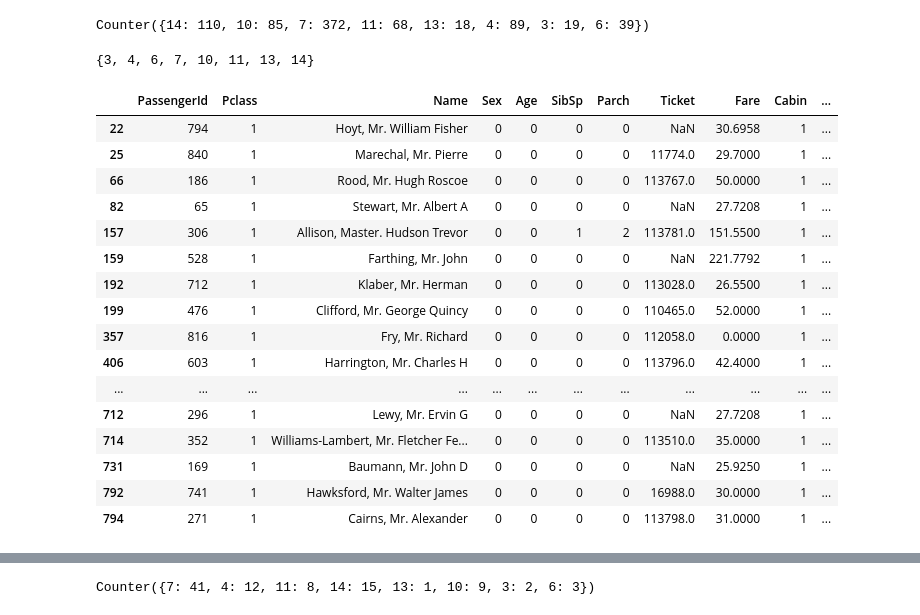
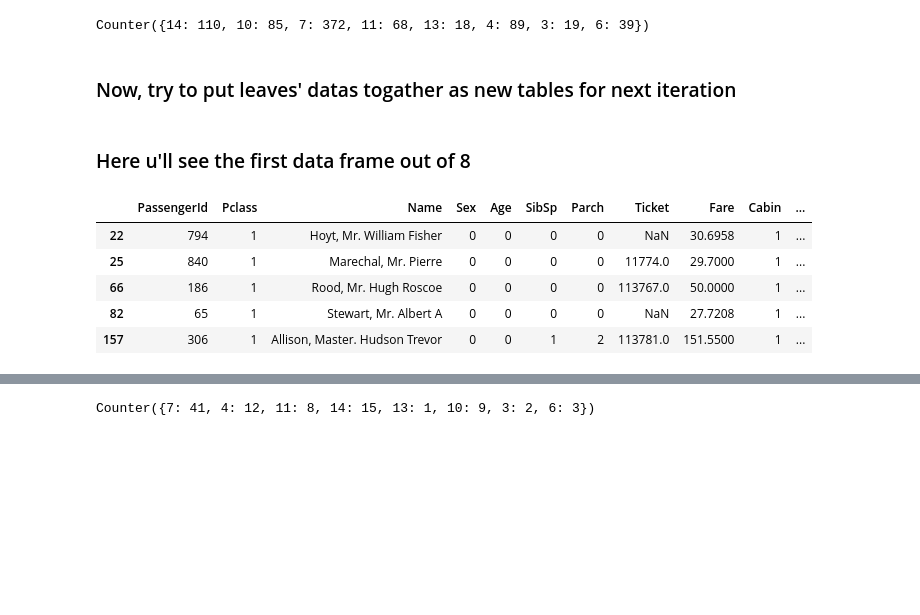
Before and after one commit to nahbos/Machine-Learning, a Jupyter notebook: ID3-Perceptron-Titanic.ipynb, the cells around one changed output, grey strips where cells are left out. Cells and saved outputs as stored; diff of their text form; code cells hidden in the pictures; blank space fills up the shorter version.

```diff
--- a/ID3-Perceptron-Titanic.ipynb
+++ b/ID3-Perceptron-Titanic.ipynb
@@ -258,7 +262,7 @@ train.head()
 # %% [markdown]
 ### Here wanna categorize the "Age" attr to avoid overfitting
 # %%
-age_range = pd.cut(train["Age"], np.arange(0, 90, 9))
+age_range = pd.cut(train["Age"], np.arange(-1, 90, 9))
 age_grps = train.groupby(age_range)
 print("lenght of each group: ")
 for grp, pdf in age_grps:
@@ -700,9 +690,7 @@ Counter( leaves_index )
 # %% [output]
 8
 Counter({14: 110, 10: 85, 7: 372, 11: 68, 13: 18, 4: 89, 3: 19, 6: 39})
-# %%
-set(leaves_index)
-# %% [output]
-{3, 4, 6, 7, 10, 11, 13, 14}
+# %% [markdown]
+### Now, try to put leaves' datas togather as new tables for next iteration
 # %%
 apply_train = tree.apply(X_train)
@@ -720,23 +706,14 @@ for i, leaf_index in enumerate(apply_train):
 leaf_dfs = []
 for leaf_id in set(apply_train):
     leaf_dfs.append(pd.DataFrame(lookup[leaf_id]))
+# %% [markdown]
+### Here u'll see the first data frame out of 8
 # %%
-leaf_dfs[0]
+leaf_dfs[0].head()
 # %% [output]
 |  | PassengerId | Pclass | Name | Sex | Age | SibSp | Parch | Ticket | Fare | Cabin | ... |
 | 22 | 794 | 1 | Hoyt, Mr. William Fisher | 0 | 0 | 0 | 0 | NaN | 30.6958 | 1 | ... |
 | 25 | 840 | 1 | Marechal, Mr. Pierre | 0 | 0 | 0 | 0 | 11774.0 | 29.7000 | 1 | ... |
 | 66 | 186 | 1 | Rood, Mr. Hugh Roscoe | 0 | 0 | 0 | 0 | 113767.0 | 50.0000 | 1 | ... |
 | 82 | 65 | 1 | Stewart, Mr. Albert A | 0 | 0 | 0 | 0 | NaN | 27.7208 | 1 | ... |
 | 157 | 306 | 1 | Allison, Master. Hudson Trevor | 0 | 0 | 1 | 2 | 113781.0 | 151.5500 | 1 | ... |
-| 159 | 528 | 1 | Farthing, Mr. John | 0 | 0 | 0 | 0 | NaN | 221.7792 | 1 | ... |
-| 192 | 712 | 1 | Klaber, Mr. Herman | 0 | 0 | 0 | 0 | 113028.0 | 26.5500 | 1 | ... |
-| 199 | 476 | 1 | Clifford, Mr. George Quincy | 0 | 0 | 0 | 0 | 110465.0 | 52.0000 | 1 | ... |
-| 357 | 816 | 1 | Fry, Mr. Richard | 0 | 0 | 0 | 0 | 112058.0 | 0.0000 | 1 | ... |
-| 406 | 603 | 1 | Harrington, Mr. Charles H | 0 | 0 | 0 | 0 | 113796.0 | 42.4000 | 1 | ... |
-| ... | ... | ... | ... | ... | ... | ... | ... | ... | ... | ... | ... |
-| 712 | 296 | 1 | Lewy, Mr. Ervin G | 0 | 0 | 0 | 0 | NaN | 27.7208 | 1 | ... |
-| 714 | 352 | 1 | Williams-Lambert, Mr. Fletcher Fe... | 0 | 0 | 0 | 0 | 113510.0 | 35.0000 | 1 | ... |
-| 731 | 169 | 1 | Baumann, Mr. John D | 0 | 0 | 0 | 0 | NaN | 25.9250 | 1 | ... |
-| 792 | 741 | 1 | Hawksford, Mr. Walter James | 0 | 0 | 0 | 0 | 16988.0 | 30.0000 | 1 | ... |
-| 794 | 271 | 1 | Cairns, Mr. Alexander | 0 | 0 | 0 | 0 | 113798.0 | 31.0000 | 1 | ... |
```
Also changed, not shown: parts of 62 cells of this notebook.
